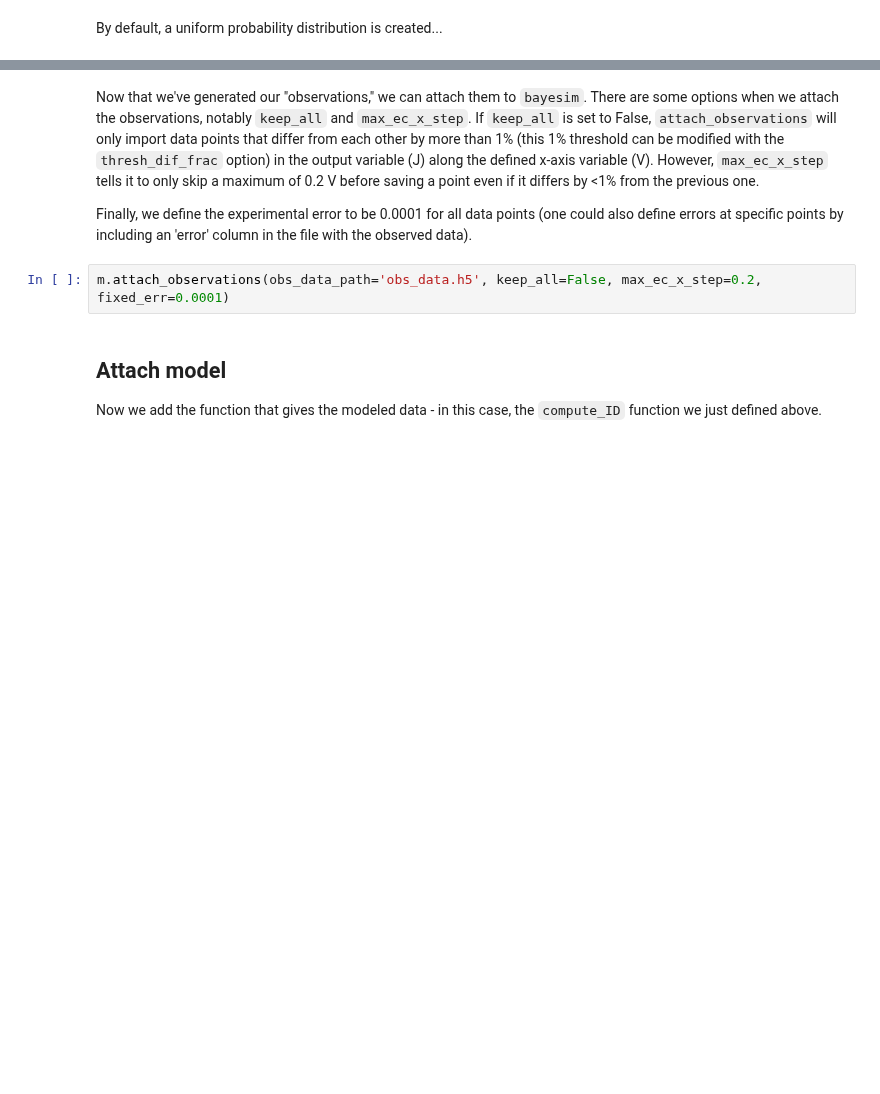
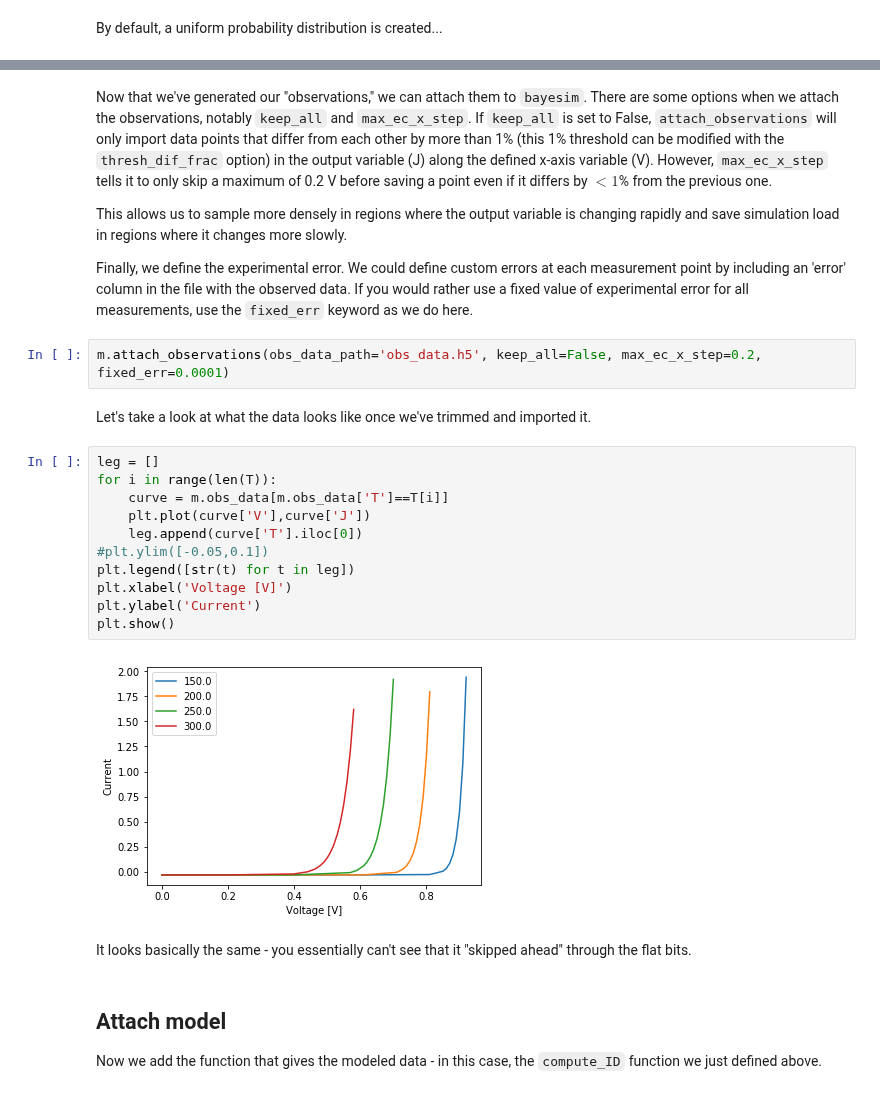
Before and after one commit to PV-Lab/bayesim, a Jupyter notebook: examples/diode/ideal_diode.ipynb, the cells around one changed output, grey strips where cells are left out. Drawn from its saved outputs; the diff is of its cells as text; blank space fills up the shorter version.

```diff
--- a/examples/diode/ideal_diode.ipynb
+++ b/examples/diode/ideal_diode.ipynb
@@ -151,9 +155,28 @@ plt.show()
 # %% [markdown]
-Now that we've generated our "observations," we can attach them to `bayesim`. There are some options when we attach the observations, notably `keep_all` and `max_ec_x_step`. If `keep_all` is set to False, `attach_observations` will only import data points that differ from each other by more than 1% (this 1% threshold can be modified with the `thresh_dif_frac` option) in the output variable (J) along the defined x-axis variable (V). However, `max_ec_x_step` tells it to only skip a maximum of 0.2 V before saving a point even if it differs by <1% from the previous one.
+Now that we've generated our "observations," we can attach them to `bayesim`. There are some options when we attach the observations, notably `keep_all` and `max_ec_x_step`. If `keep_all` is set to False, `attach_observations` will only import data points that differ from each other by more than 1% (this 1% threshold can be modified with the `thresh_dif_frac` option) in the output variable (J) along the defined x-axis variable (V). However, `max_ec_x_step` tells it to only skip a maximum of 0.2 V before saving a point even if it differs by $<1$% from the previous one.
 
-Finally, we define the experimental error to be 0.0001 for all data points (one could also define errors at specific points by including an 'error' column in the file with the observed data).
+This allows us to sample more densely in regions where the output variable is changing rapidly and save simulation load in regions where it changes more slowly.
+
+Finally, we define the experimental error. We could define custom errors at each measurement point by including an 'error' column in the file with the observed data. If you would rather use a fixed value of experimental error for all measurements, use the `fixed_err` keyword as we do here.
 # %%
 m.attach_observations(obs_data_path='obs_data.h5', keep_all=False, max_ec_x_step=0.2, fixed_err=0.0001)
+# %% [markdown]
+Let's take a look at what the data looks like once we've trimmed and imported it.
+# %%
+leg = []
+for i in range(len(T)):
+    curve = m.obs_data[m.obs_data['T']==T[i]]
+    plt.plot(curve['V'],curve['J'])
+    leg.append(curve['T'].iloc[0])
+#plt.ylim([-0.05,0.1])
+plt.legend([str(t) for t in leg])
+plt.xlabel('Voltage [V]')
+plt.ylabel('Current')
+plt.show()
+# %% [output]
+[figure, added]
+# %% [markdown]
+It looks basically the same - you essentially can't see that it "skipped ahead" through the flat bits.
 # %% [markdown]
 ## Attach model
 Now we add the function that gives the modeled data - in this case, the `compute_ID` function we just defined above.
```
Also changed, not shown: parts of 17 cells of this notebook, 1 other file.
